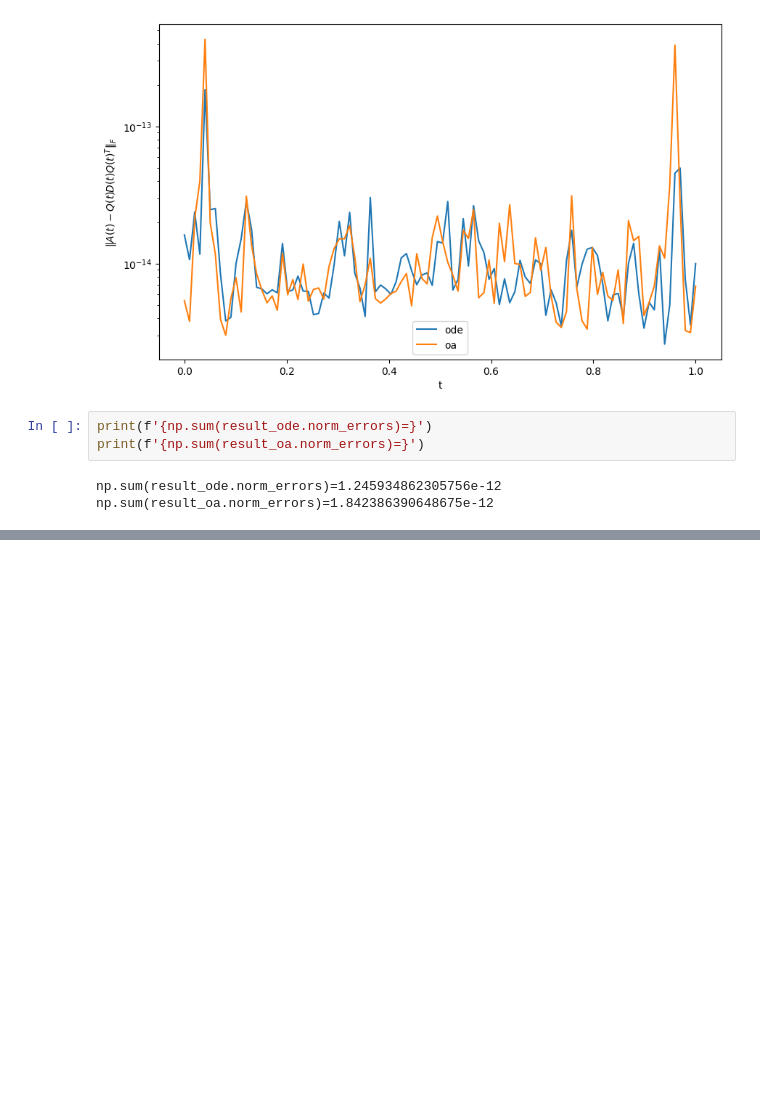
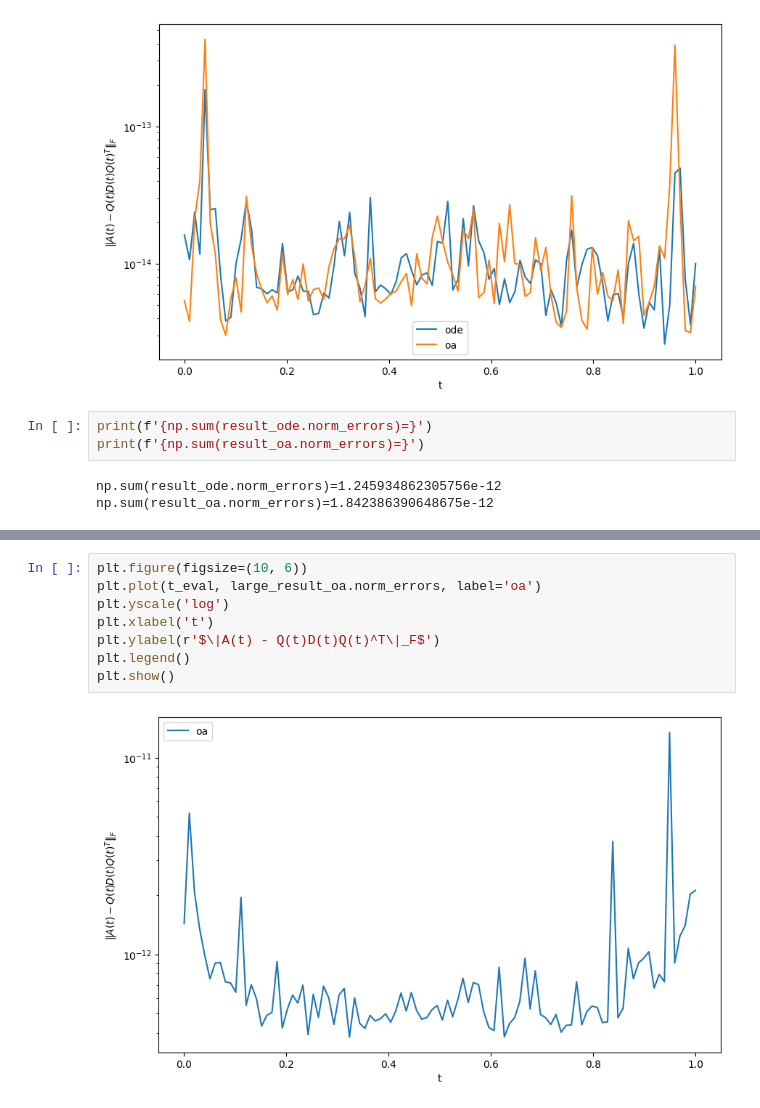
Before and after one commit to t-uda/EigenpairFlow, a Jupyter notebook: notebooks/large_matrix_tracking_demo.ipynb, the cells around one changed output, grey strips where cells are left out. Cells and saved outputs as stored; diff of their text form; blank space fills up the shorter version.

```diff
--- a/notebooks/large_matrix_tracking_demo.ipynb
+++ b/notebooks/large_matrix_tracking_demo.ipynb
@@ -129,0 +183,10 @@ np.sum(result_oa.norm_errors)=1.842386390648675e-12
+# %%
+plt.figure(figsize=(10, 6))
+plt.plot(t_eval, large_result_oa.norm_errors, label='oa')
+plt.yscale('log')
+plt.xlabel('t')
+plt.ylabel(r'$\|A(t) - Q(t)D(t)Q(t)^T\|_F$')
+plt.legend()
+plt.show()
+# %% [output]
+[figure, added]
```
Also changed, not shown: parts of 6 cells of this notebook.
